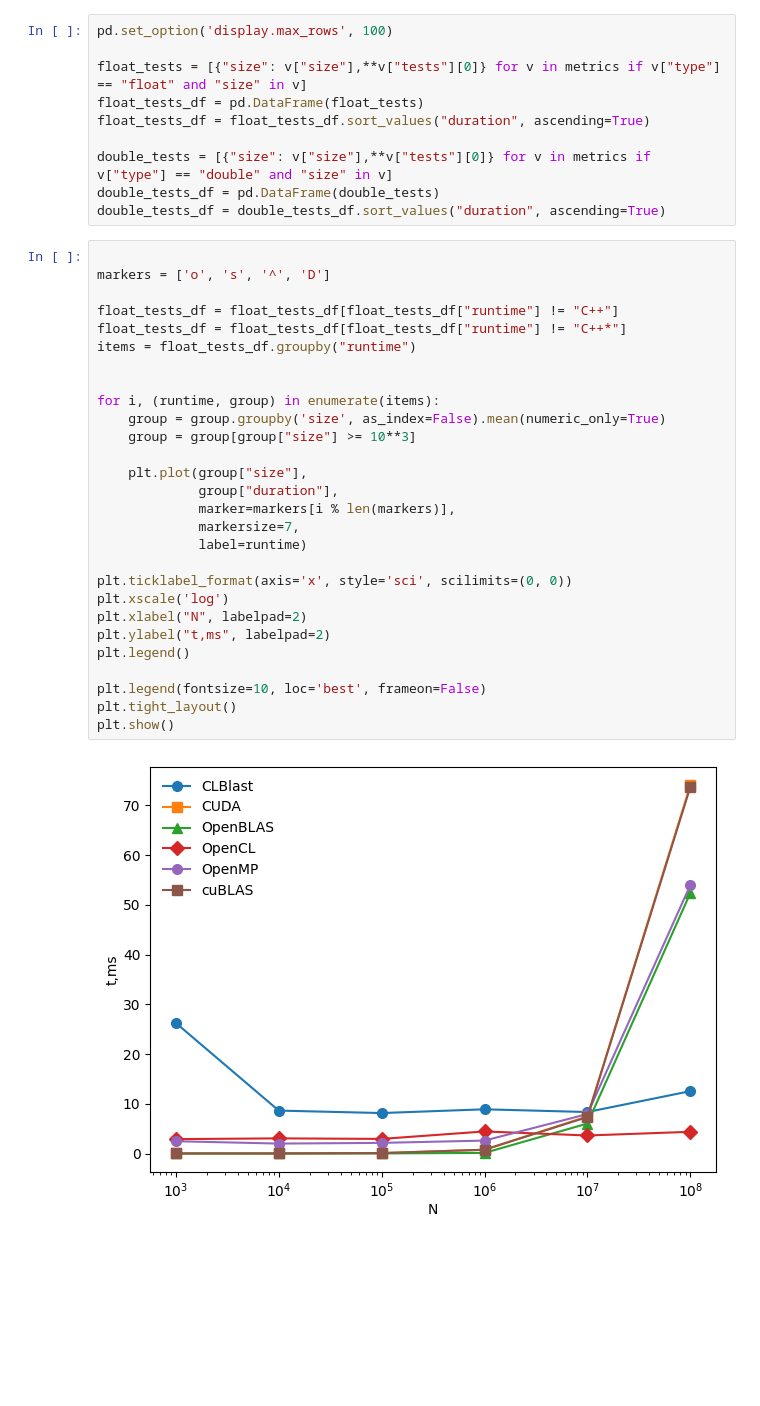
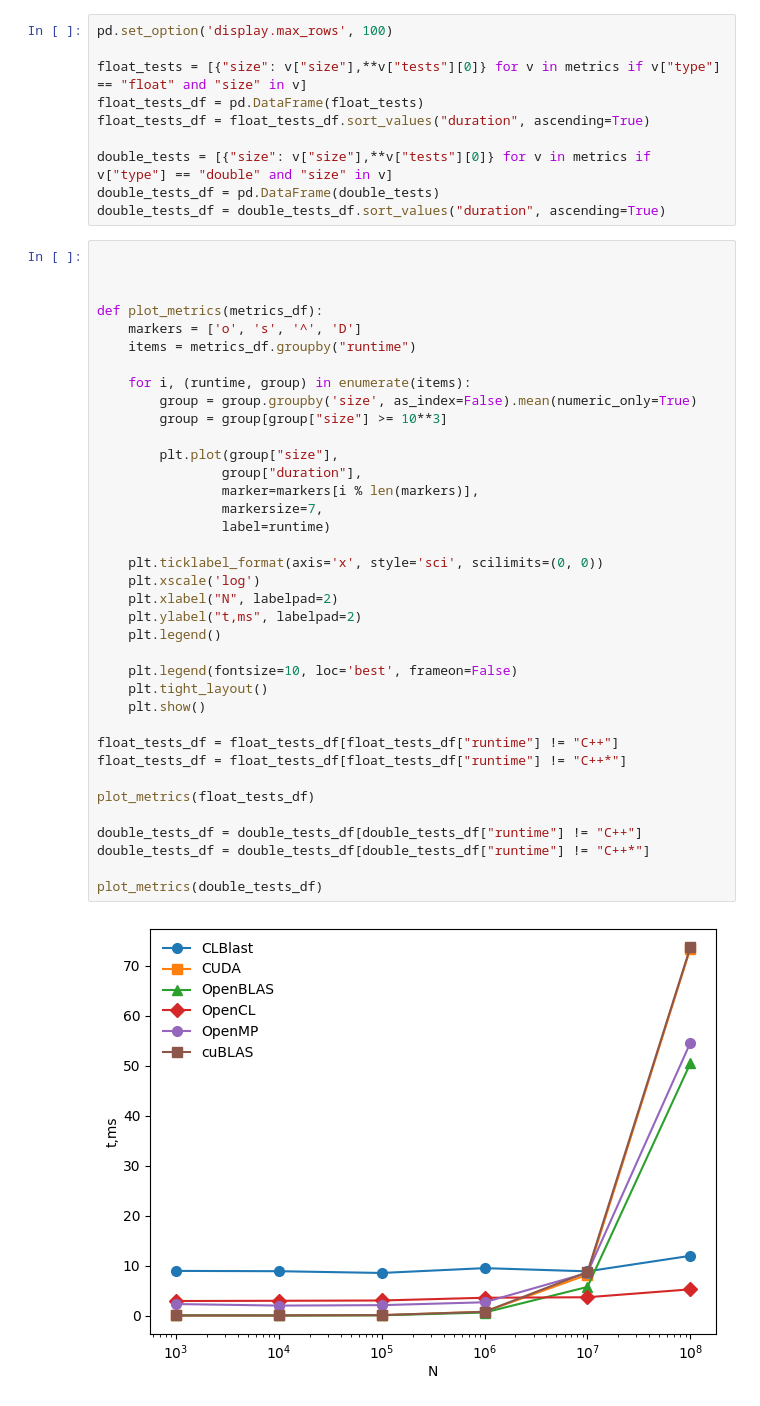
Before and after one commit to evsholukh/MatVec, a Jupyter notebook: bench.ipynb, the cells around one changed output. Cells and saved outputs as stored; diff of their text form; blank space fills up the shorter version.

```diff
--- a/bench.ipynb
+++ b/bench.ipynb
@@ -40,31 +39,40 @@ double_tests_df = pd.DataFrame(double_tests)
 double_tests_df = double_tests_df.sort_values("duration", ascending=True)
 # %%
 
-markers = ['o', 's', '^', 'D']
+
+
+def plot_metrics(metrics_df):
+    markers = ['o', 's', '^', 'D']
+    items = metrics_df.groupby("runtime")
+
+    for i, (runtime, group) in enumerate(items):
+        group = group.groupby('size', as_index=False).mean(numeric_only=True)
+        group = group[group["size"] >= 10**3]
+
+        plt.plot(group["size"],
+                group["duration"],
+                marker=markers[i % len(markers)],
+                markersize=7,
+                label=runtime)
+
+    plt.ticklabel_format(axis='x', style='sci', scilimits=(0, 0))
+    plt.xscale('log')
+    plt.xlabel("N", labelpad=2)
+    plt.ylabel("t,ms", labelpad=2)
+    plt.legend()
+
+    plt.legend(fontsize=10, loc='best', frameon=False)
+    plt.tight_layout()
+    plt.show()
 
 float_tests_df = float_tests_df[float_tests_df["runtime"] != "C++"]
 float_tests_df = float_tests_df[float_tests_df["runtime"] != "C++*"]
-items = float_tests_df.groupby("runtime")
 
+plot_metrics(float_tests_df)
 
-for i, (runtime, group) in enumerate(items):
-    group = group.groupby('size', as_index=False).mean(numeric_only=True)
-    group = group[group["size"] >= 10**3]
+double_tests_df = double_tests_df[double_tests_df["runtime"] != "C++"]
+double_tests_df = double_tests_df[double_tests_df["runtime"] != "C++*"]
 
-    plt.plot(group["size"],
-             group["duration"],
-             marker=markers[i % len(markers)],
-             markersize=7,
-             label=runtime)
-
-plt.ticklabel_format(axis='x', style='sci', scilimits=(0, 0))
-plt.xscale('log')
-plt.xlabel("N", labelpad=2)
-plt.ylabel("t,ms", labelpad=2)
-plt.legend()
-
-plt.legend(fontsize=10, loc='best', frameon=False)
-plt.tight_layout()
-plt.show()
+plot_metrics(double_tests_df)
 # %% [output]
-[figure, old version]
+[figure, new version]
```
Also changed, not shown: parts of 2 cells of this notebook, 1 other file.
